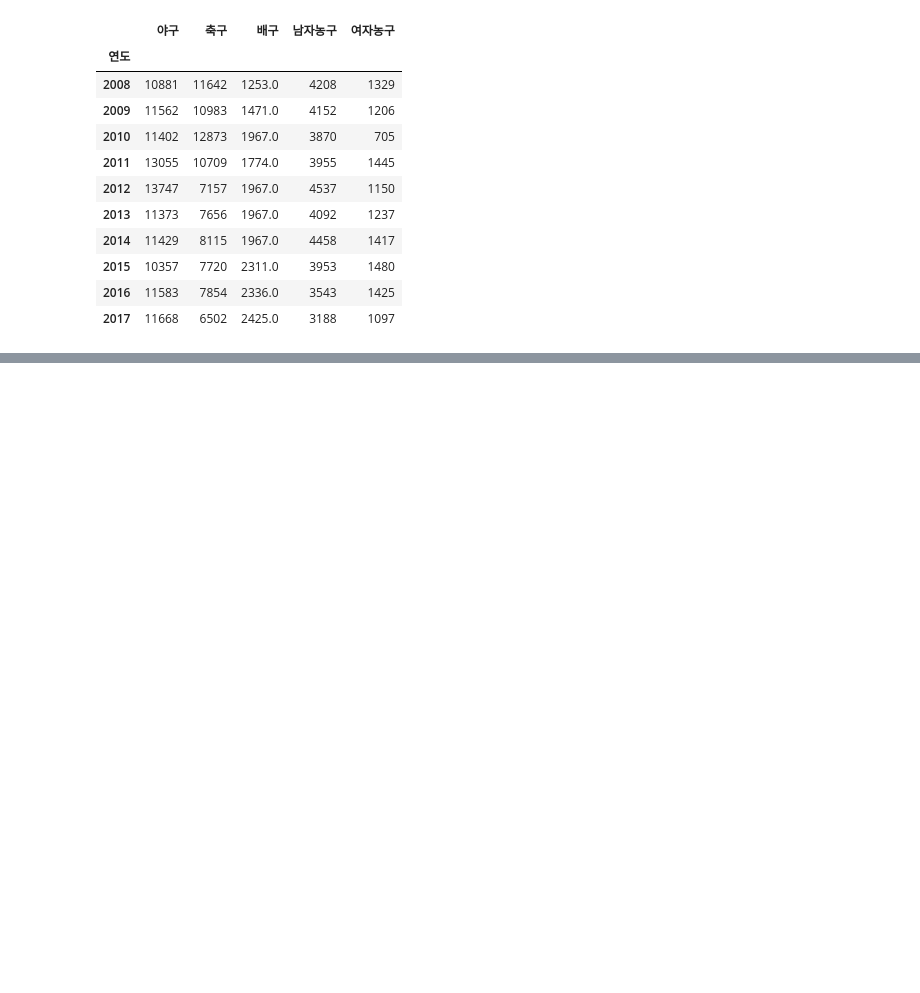
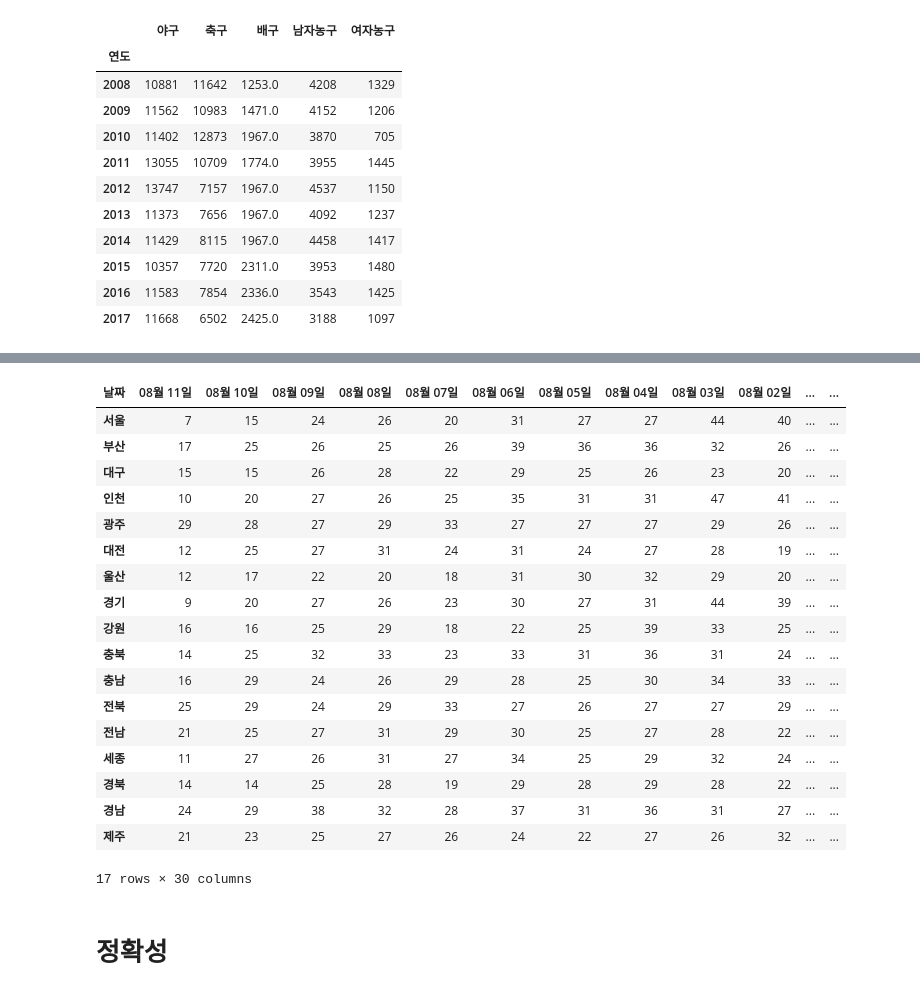
Before and after one commit to KHB2937/Python_ML_DL, a Jupyter notebook: 완결성.ipynb, the cells around one changed output, grey strips where cells are left out. Saved outputs shown, nothing was run; the diff lists cells and outputs as text; code cells hidden in the pictures; blank space fills up the shorter version.

```diff
--- a/완결성.ipynb
+++ b/완결성.ipynb
@@ -123,0 +201,27 @@ df.fillna(df.median()) #이건 중간값으로 대체
+# %%
+df = df.T.drop_duplicates() # 이건 인플레이스 못쓰니까 변수에 담기
+# 여기서는 강원이 존재하는데 강원.1? 중복이네? 조질게
+# %%
+df
+# %% [output]
+| 날짜 | 08월 11일 | 08월 10일 | 08월 09일 | 08월 08일 | 08월 07일 | 08월 06일 | 08월 05일 | 08월 04일 | 08월 03일 | 08월 02일 | ... | ... |
+| 서울 | 7 | 15 | 24 | 26 | 20 | 31 | 27 | 27 | 44 | 40 | ... | ... |
+| 부산 | 17 | 25 | 26 | 25 | 26 | 39 | 36 | 36 | 32 | 26 | ... | ... |
+| 대구 | 15 | 15 | 26 | 28 | 22 | 29 | 25 | 26 | 23 | 20 | ... | ... |
+| 인천 | 10 | 20 | 27 | 26 | 25 | 35 | 31 | 31 | 47 | 41 | ... | ... |
+| 광주 | 29 | 28 | 27 | 29 | 33 | 27 | 27 | 27 | 29 | 26 | ... | ... |
+| 대전 | 12 | 25 | 27 | 31 | 24 | 31 | 24 | 27 | 28 | 19 | ... | ... |
+| 울산 | 12 | 17 | 22 | 20 | 18 | 31 | 30 | 32 | 29 | 20 | ... | ... |
+| 경기 | 9 | 20 | 27 | 26 | 23 | 30 | 27 | 31 | 44 | 39 | ... | ... |
+| 강원 | 16 | 16 | 25 | 29 | 18 | 22 | 25 | 39 | 33 | 25 | ... | ... |
+| 충북 | 14 | 25 | 32 | 33 | 23 | 33 | 31 | 36 | 31 | 24 | ... | ... |
+| 충남 | 16 | 29 | 24 | 26 | 29 | 28 | 25 | 30 | 34 | 33 | ... | ... |
+| 전북 | 25 | 29 | 24 | 29 | 33 | 27 | 26 | 27 | 27 | 29 | ... | ... |
+| 전남 | 21 | 25 | 27 | 31 | 29 | 30 | 25 | 27 | 28 | 22 | ... | ... |
+| 세종 | 11 | 27 | 26 | 31 | 27 | 34 | 25 | 29 | 32 | 24 | ... | ... |
+| 경북 | 14 | 14 | 25 | 28 | 19 | 29 | 28 | 29 | 28 | 22 | ... | ... |
+| 경남 | 24 | 29 | 38 | 32 | 28 | 37 | 31 | 36 | 31 | 27 | ... | ... |
+| 제주 | 21 | 23 | 25 | 27 | 26 | 24 | 22 | 27 | 26 | 32 | ... | ... |
+17 rows × 30 columns
+# %% [markdown]
+# 정확성
```
Also changed, not shown: parts of 28 cells of this notebook.
